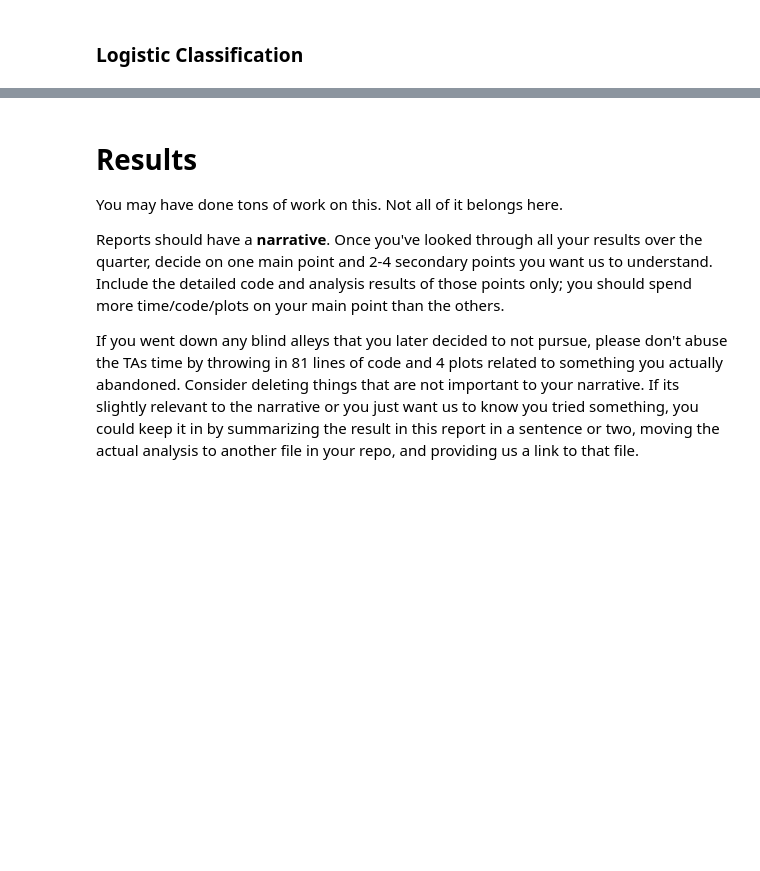
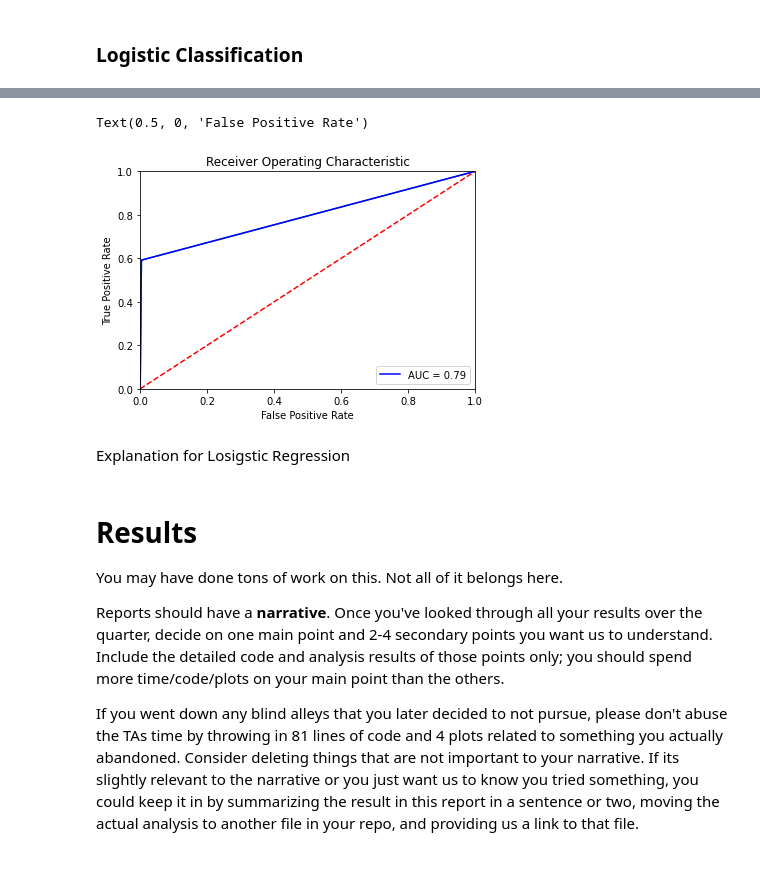
Before and after one commit to pjw0417/Group002-SP23, a Jupyter notebook: FinalProject_Group002-SP23.ipynb, the cells around one changed output, grey strips where cells are left out. Cells and saved outputs as stored; diff of their text form; code cells hidden in the pictures; blank space fills up the shorter version.

```diff
--- a/FinalProject_Group002-SP23.ipynb
+++ b/FinalProject_Group002-SP23.ipynb
@@ -340,0 +327,2 @@ Among the mean score across different hyperparameters and penalty, we see that 0
+# %%
+X_train, X_test, y_train, y_test = train_test_split(X, y, test_size=0.2, random_state=0)
@@ -341,3 +333,5 @@ Among the mean score across different hyperparameters and penalty, we see that 0
+# %%
+best_model = joblib.load("KNN.joblib")
 # %%
 best_model.best_params_, best_model.best_score_
 # %% [output]
@@ -364,0 +367,3 @@ weighted avg       0.94      0.89      0.91     19230
+# %%
+yhat_train = best_model.predict(X_train)
+yhat_test = best_model.predict(X_test)
@@ -365,3 +393,22 @@ weighted avg       0.94      0.89      0.91     19230
+# %%
+fpr, tpr, thresholds = roc_curve(y_test, yhat_test)
+roc_auc = auc(fpr, tpr)
+roc_display=RocCurveDisplay(fpr=fpr, tpr=tpr)
+
+roc_display.plot()
+plt.title('Receiver Operating Characteristic')
+plt.plot(fpr, tpr, 'b', label = 'AUC = %0.2f' % roc_auc)
+plt.legend(loc = 'lower right')
+plt.plot([0, 1], [0, 1],'r--')
+plt.xlim([0, 1])
+plt.ylim([0, 1])
+plt.ylabel('True Positive Rate')
+plt.xlabel('False Positive Rate')
+# %% [output]
+Text(0.5, 0, 'False Positive Rate')
+[figure, added]
+# %% [markdown]
+Explanation for Losigstic Regression
 # %% [markdown]
 # Results
 
```
Also changed, not shown: parts of 35 cells of this notebook, 3 other files.
